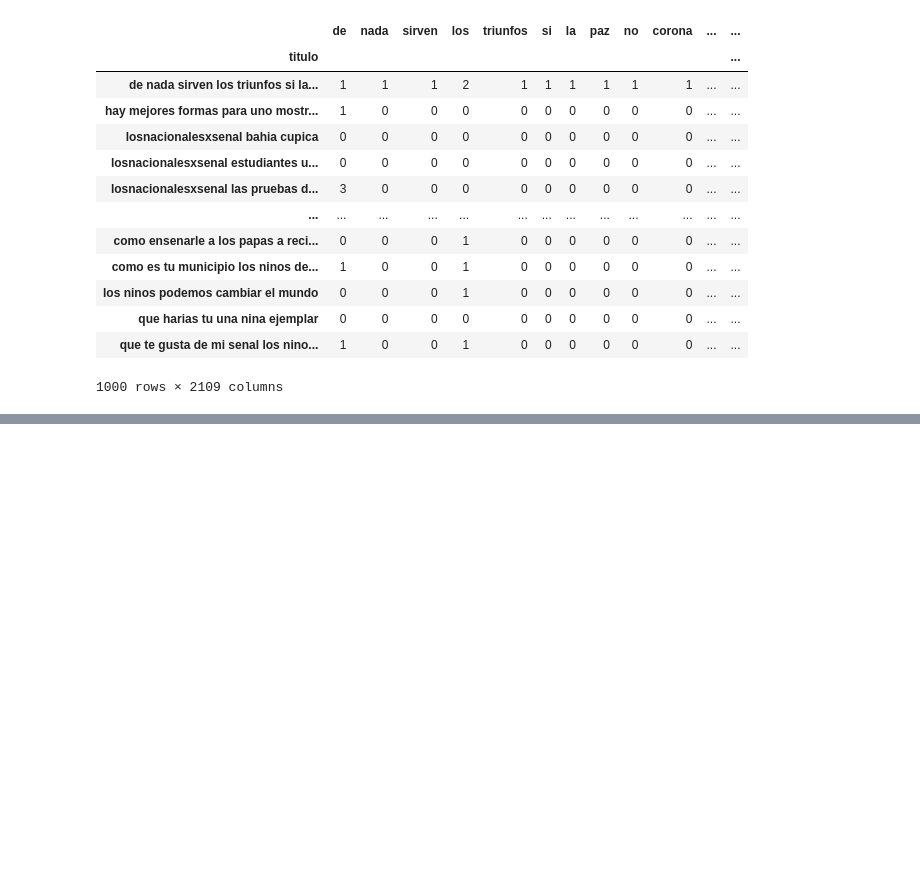
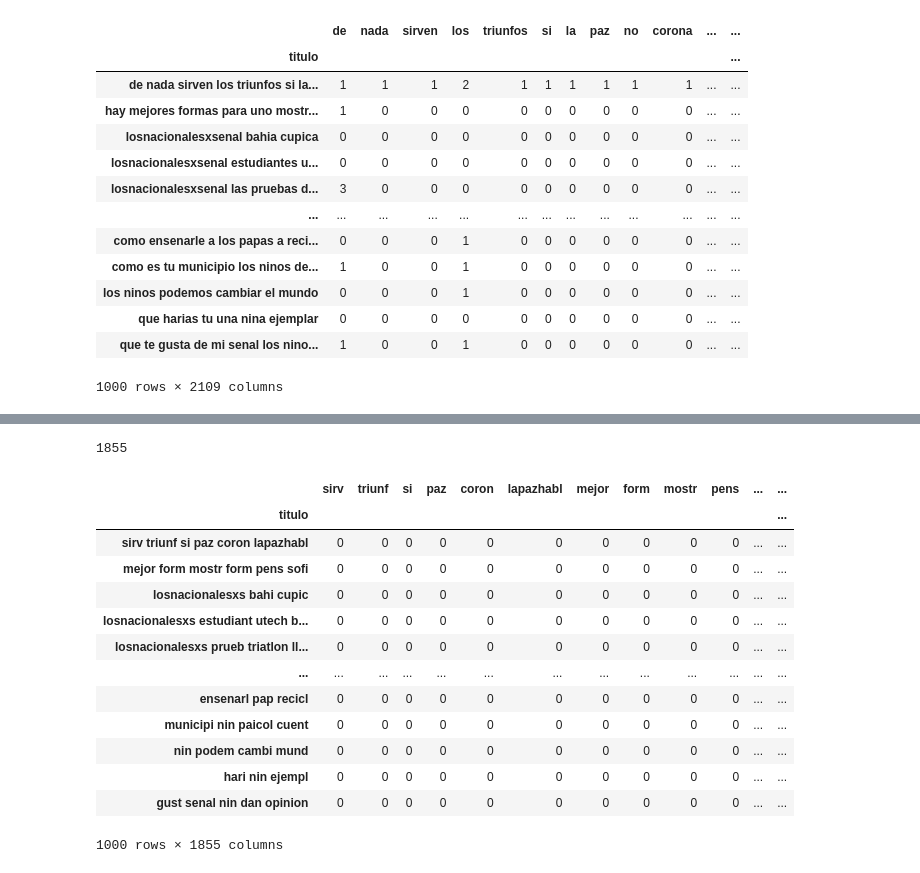
Before and after one commit to devBorisG/Estadistica-III, a Jupyter notebook: Tarea 4/Categorias.ipynb, the cells around one changed output, grey strips where cells are left out. Drawn from its saved outputs; the diff is of its cells as text; code cells hidden in the pictures; blank space fills up the shorter version.

```diff
--- a/Tarea 4/Categorias.ipynb
+++ b/Tarea 4/Categorias.ipynb
@@ -201,3 +212,15 @@ df_matriz_frecuencia
 | que harias tu una nina ejemplar | 0 | 0 | 0 | 0 | 0 | 0 | 0 | 0 | 0 | 0 | ... | ... |
 | que te gusta de mi senal los nino... | 1 | 0 | 0 | 1 | 0 | 0 | 0 | 0 | 0 | 0 | ... | ... |
 1000 rows × 2109 columns
+# %%
+#Stemmer
+stop_words = set(stopwords.words('spanish'))
+def simple_stemmer(text):
+    stemmer = SnowballStemmer("spanish")
+    tokenizers = ToktokTokenizer()
+    tokens = tokenizers.tokenize(text)
+    tokens = [stemmer.stem(token.strip()) for token in tokens if token not in stop_words]
+    text = " ".join(tokens)
+    return text
+
+titulo = titulo.apply(simple_stemmer)
@@ -203,0 +259,7 @@ df_matriz_frecuencia
+# %%
+palabras_unicas = {}
+
+titulo.apply(lambda x: obtener_palabras_unicas(x, palabras_unicas))
+
+df_palabras_unicas = pd.DataFrame(palabras_unicas.keys(), columns=["Palabra"])
+df_palabras_unicas.head(20)
@@ -203,0 +284,22 @@ df_matriz_frecuencia
+# %%
+len(df_palabras_unicas)
+# %% [output]
+1855
+# %%
+df_matriz_frecuencia = pd.DataFrame(palabras_unicas, index=titulo)
+df_matriz_frecuencia
+# %% [output]
+|  | sirv | triunf | si | paz | coron | lapazhabl | mejor | form | mostr | pens | ... | ... |
+| titulo |  |  |  |  |  |  |  |  |  |  |  | ... |
+| sirv triunf si paz coron lapazhabl | 0 | 0 | 0 | 0 | 0 | 0 | 0 | 0 | 0 | 0 | ... | ... |
+| mejor form mostr form pens sofi | 0 | 0 | 0 | 0 | 0 | 0 | 0 | 0 | 0 | 0 | ... | ... |
+| losnacionalesxs bahi cupic | 0 | 0 | 0 | 0 | 0 | 0 | 0 | 0 | 0 | 0 | ... | ... |
+| losnacionalesxs estudiant utech b... | 0 | 0 | 0 | 0 | 0 | 0 | 0 | 0 | 0 | 0 | ... | ... |
+| losnacionalesxs prueb triatlon ll... | 0 | 0 | 0 | 0 | 0 | 0 | 0 | 0 | 0 | 0 | ... | ... |
+| ... | ... | ... | ... | ... | ... | ... | ... | ... | ... | ... | ... | ... |
+| ensenarl pap recicl | 0 | 0 | 0 | 0 | 0 | 0 | 0 | 0 | 0 | 0 | ... | ... |
+| municipi nin paicol cuent | 0 | 0 | 0 | 0 | 0 | 0 | 0 | 0 | 0 | 0 | ... | ... |
+| nin podem cambi mund | 0 | 0 | 0 | 0 | 0 | 0 | 0 | 0 | 0 | 0 | ... | ... |
+| hari nin ejempl | 0 | 0 | 0 | 0 | 0 | 0 | 0 | 0 | 0 | 0 | ... | ... |
+| gust senal nin dan opinion | 0 | 0 | 0 | 0 | 0 | 0 | 0 | 0 | 0 | 0 | ... | ... |
+1000 rows × 1855 columns
```
Also changed, not shown: parts of 7 cells of this notebook.
